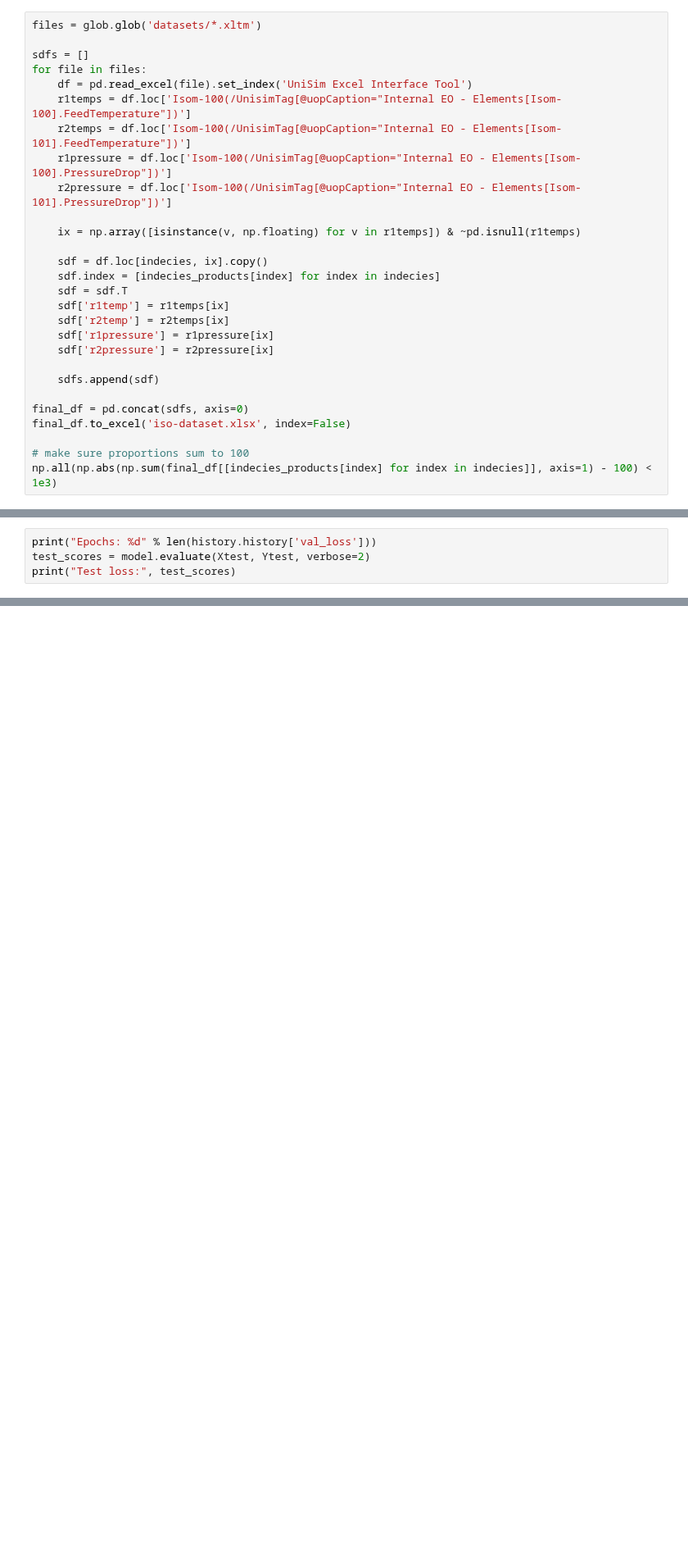
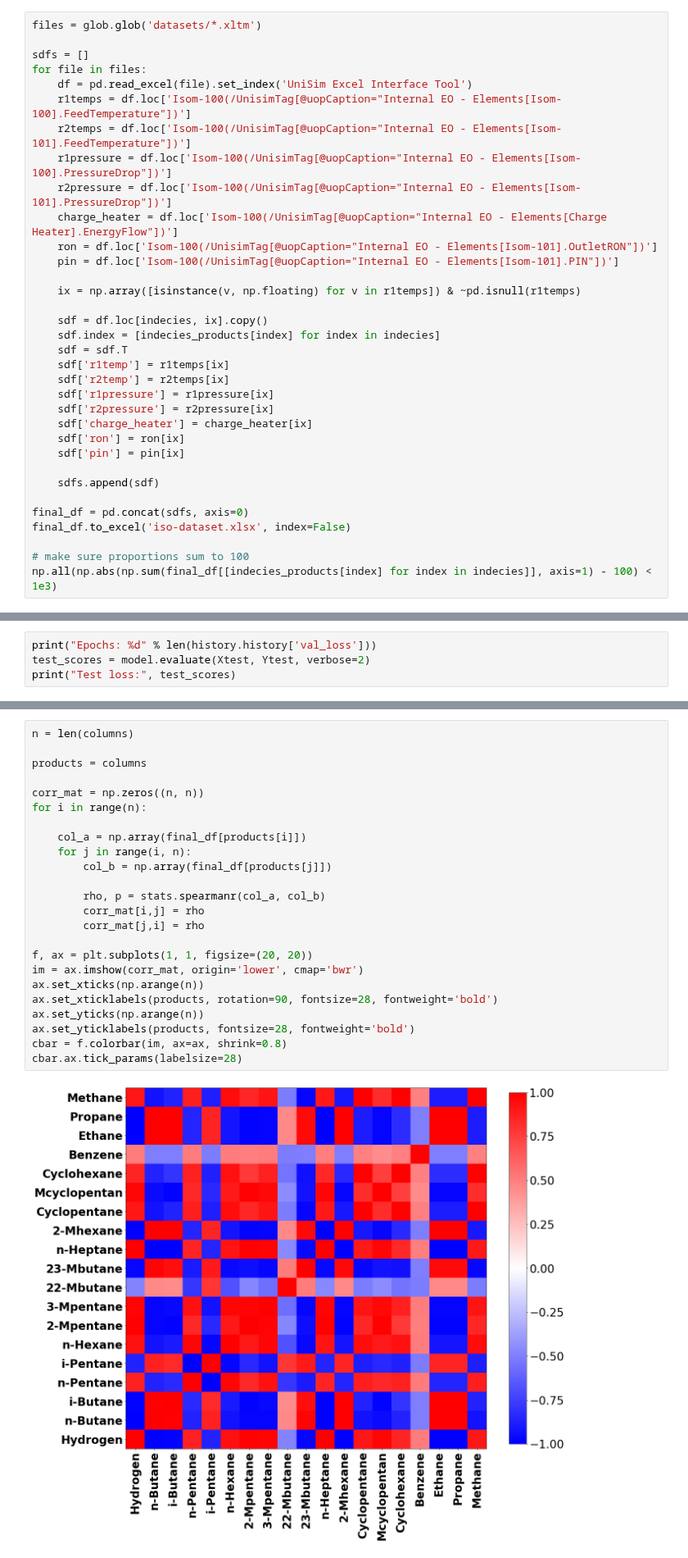
Before and after one commit to KISRDevelopment/iso-exploration, a Jupyter notebook: combinatorial_exploration.ipynb, the cells around one changed output, grey strips where cells are left out. Shown at 82% size. Drawn from its saved outputs; the diff is of its cells as text; blank space fills up the shorter version.

Commit message:
add ron, pin, and charge heater and show optimum values for each

```diff
--- a/combinatorial_exploration.ipynb
+++ b/combinatorial_exploration.ipynb
@@ -64,6 +65,9 @@ for file in files:
     r2temps = df.loc['Isom-100(/UnisimTag[@uopCaption="Internal EO - Elements[Isom-101].FeedTemperature"])']
     r1pressure = df.loc['Isom-100(/UnisimTag[@uopCaption="Internal EO - Elements[Isom-100].PressureDrop"])']
     r2pressure = df.loc['Isom-100(/UnisimTag[@uopCaption="Internal EO - Elements[Isom-101].PressureDrop"])']
+    charge_heater = df.loc['Isom-100(/UnisimTag[@uopCaption="Internal EO - Elements[Charge Heater].EnergyFlow"])']
+    ron = df.loc['Isom-100(/UnisimTag[@uopCaption="Internal EO - Elements[Isom-101].OutletRON"])']
+    pin = df.loc['Isom-100(/UnisimTag[@uopCaption="Internal EO - Elements[Isom-101].PIN"])']
 
     ix = np.array([isinstance(v, np.floating) for v in r1temps]) & ~pd.isnull(r1temps)
 
@@ -74,6 +78,9 @@ for file in files:
     sdf['r2temp'] = r2temps[ix]
     sdf['r1pressure'] = r1pressure[ix]
     sdf['r2pressure'] = r2pressure[ix]
+    sdf['charge_heater'] = charge_heater[ix]
+    sdf['ron'] = ron[ix]
+    sdf['pin'] = pin[ix]
 
     sdfs.append(sdf)
 
@@ -161,0 +206,26 @@ axes[2].set_ylabel('Relative MSE', fontsize=32, fontweight='bold')
+# %%
+n = len(columns)
+
+products = columns
+
+corr_mat = np.zeros((n, n))
+for i in range(n):
+
+    col_a = np.array(final_df[products[i]])
+    for j in range(i, n):
+        col_b = np.array(final_df[products[j]])
+
+        rho, p = stats.spearmanr(col_a, col_b)
+        corr_mat[i,j] = rho
+        corr_mat[j,i] = rho
+
+f, ax = plt.subplots(1, 1, figsize=(20, 20))
+im = ax.imshow(corr_mat, origin='lower', cmap='bwr')
+ax.set_xticks(np.arange(n))
+ax.set_xticklabels(products, rotation=90, fontsize=28, fontweight='bold')
+ax.set_yticks(np.arange(n))
+ax.set_yticklabels(products, fontsize=28, fontweight='bold')
+cbar = f.colorbar(im, ax=ax, shrink=0.8)
+cbar.ax.tick_params(labelsize=28)
+# %% [output]
+[figure, added]
```
Also changed, not shown: parts of 6 cells of this notebook, 2 other files.
